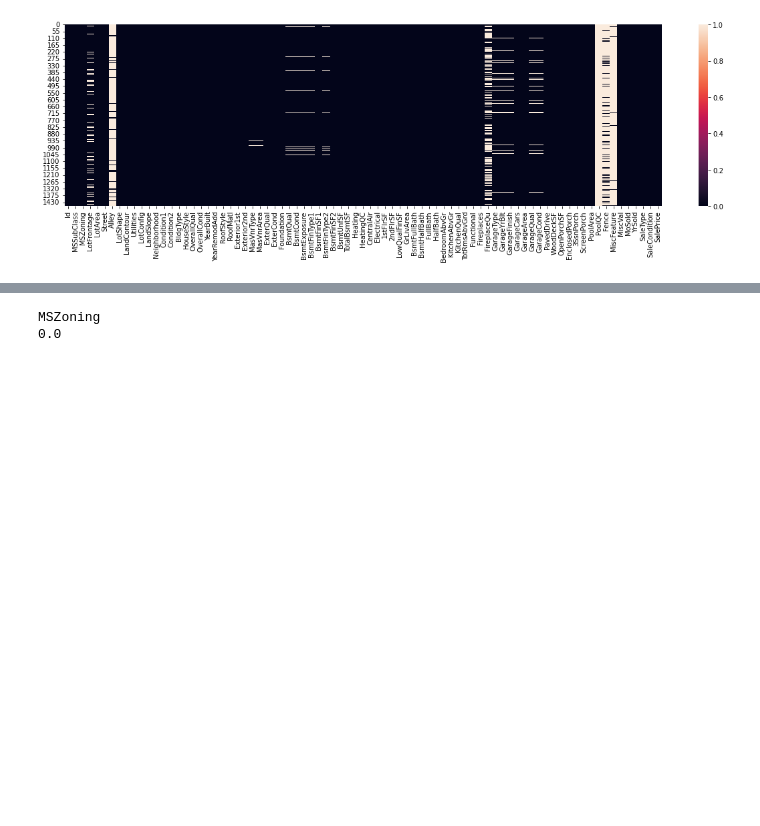
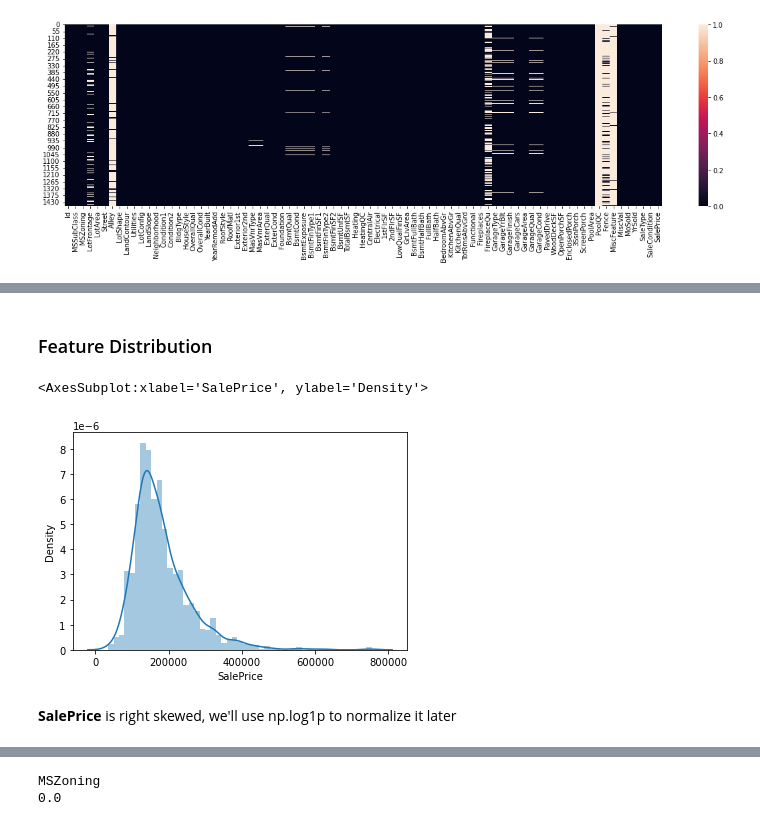
Before and after one commit to Nikalozj/House-Prices-Kaggle, a Jupyter notebook: Exploratory Data Analysis.ipynb, the cells around one changed output, grey strips where cells are left out. Drawn from its saved outputs; the diff is of its cells as text; code cells hidden in the pictures; blank space fills up the shorter version.

Commit message:
Add feature distribution analysis

```diff
--- a/Exploratory Data Analysis.ipynb
+++ b/Exploratory Data Analysis.ipynb
@@ -158,0 +156,10 @@ Most of high correlations are logical
+# %% [markdown]
+### Feature Distribution
+# %%
+# SalePrice Distribution
+sns.distplot(housing['SalePrice'])
+# %% [output]
+<AxesSubplot:xlabel='SalePrice', ylabel='Density'>
+[figure, added]
+# %% [markdown]
+**SalePrice** is right skewed, we'll use np.log1p to normalize it later
```
Also changed, not shown: parts of 25 cells of this notebook.
